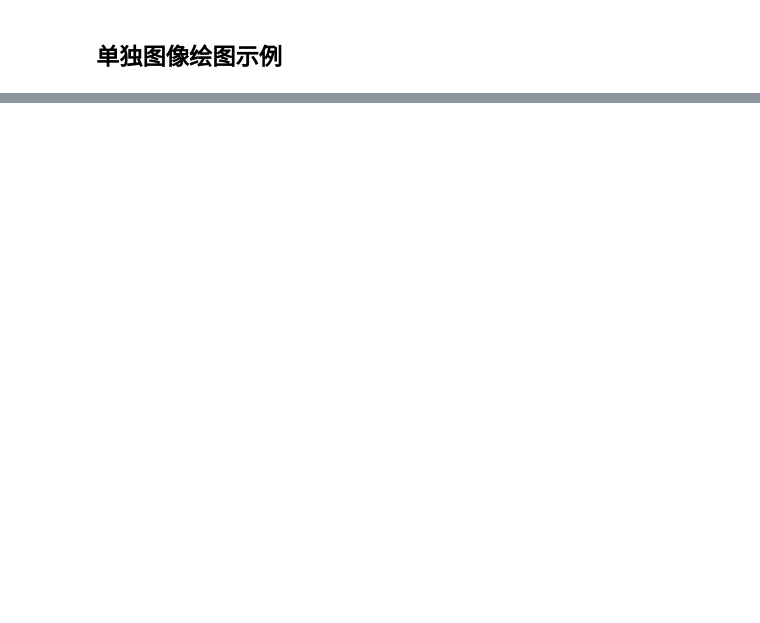
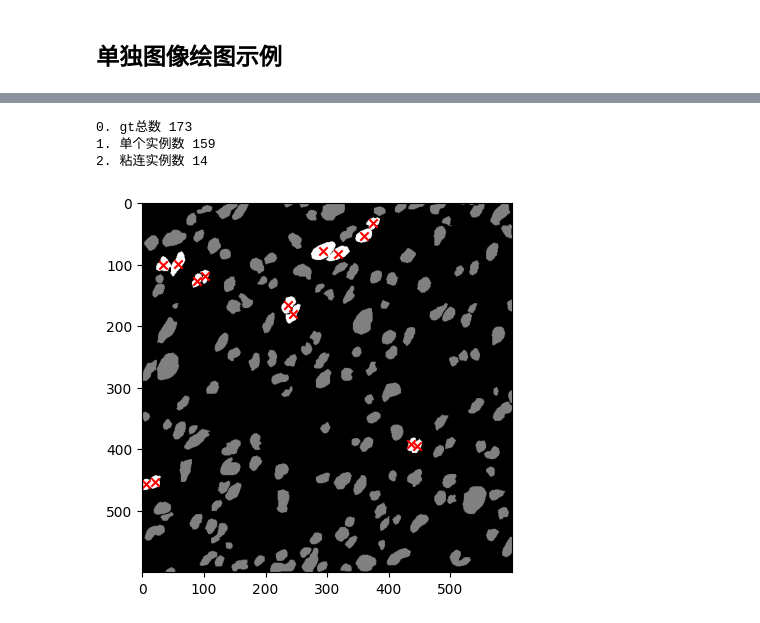
Before and after one commit to hotaru1227/PNS_tmp, a Jupyter notebook: segmentor/outputAndOtherfile/temp.ipynb, the cells around one changed output, grey strips where cells are left out. Cells and saved outputs as stored; diff of their text form; code cells hidden in the pictures; blank space fills up the shorter version.

```diff
--- a/segmentor/outputAndOtherfile/temp.ipynb
+++ b/segmentor/outputAndOtherfile/temp.ipynb
@@ -425,0 +594,32 @@ UFuncTypeError: Cannot cast ufunc 'add' output from dtype('int16') to dtype('uin
+# %%
+# 检查一下保存的multi点
+
+
+import numpy as np
+import matplotlib.pyplot as plt
+
+# 读取点数据
+points = np.load('/data/hotaru/projects/PNS_tmp/segmentor/prompts/cpm_multi/image_01.npy')
+mask_data = loadmat("/data/hotaru/projects/PNS_tmp/segmentor/datasets/cpm17/test/Labels/image_01.mat")  # 加载npy文件并将字典转换为Python对象
+inst_map = mask_data['inst_map']
+meiyong = []
+meiyong,save_012_map = count_single_or_multi(inst_map)
+# 读取地图数据
+map_data = save_012_map
+
+# 创建一个图形对象
+plt.figure()
+
+# 绘制地图数据
+plt.imshow(map_data, cmap='gray')
+
+# 绘制点数据
+plt.scatter(points[:, 0], points[:, 1], c='red', marker='x')
+
+# 显示图形
+plt.show()
+# %% [output]
+0. gt总数 173
+1. 单个实例数 159
+2. 粘连实例数 14
+[figure, added]
```
Also changed, not shown: parts of 12 cells of this notebook, 2 other files.
